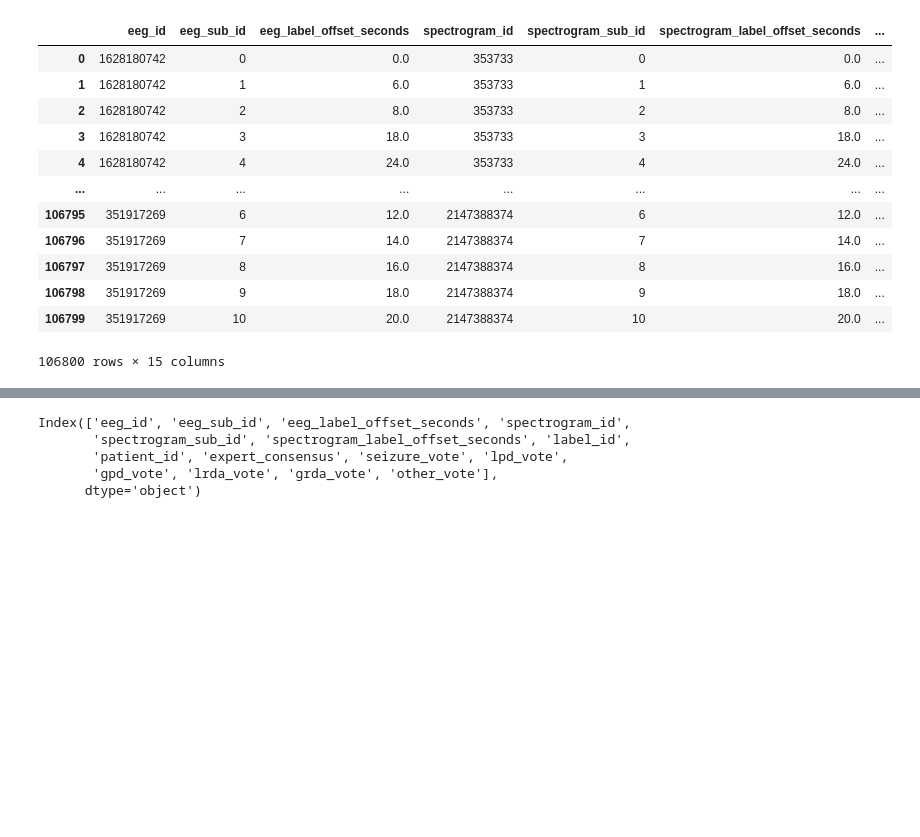
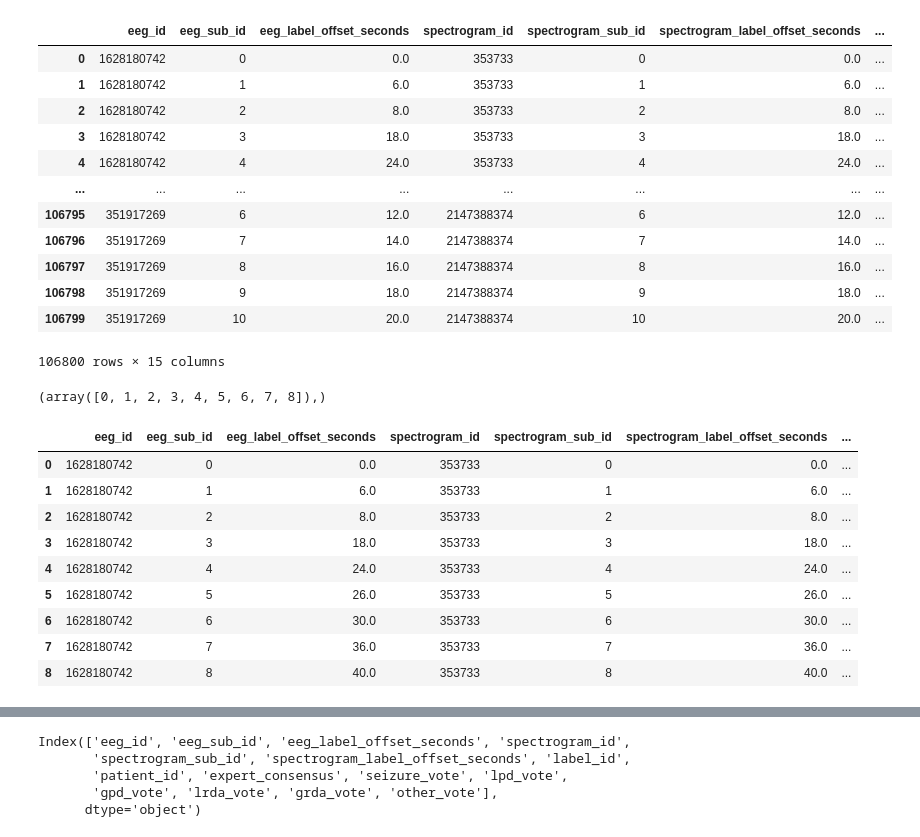
Before and after one commit to ClaytonWhitteberry/DATA4380, a Jupyter notebook: projects/Tabular/Data Cleaning Tabular Dataset.ipynb, the cells around one changed output, grey strips where cells are left out. Cells and saved outputs as stored; diff of their text form; code cells hidden in the pictures; blank space fills up the shorter version.

```diff
--- a/projects/Tabular/Data Cleaning Tabular Dataset.ipynb
+++ b/projects/Tabular/Data Cleaning Tabular Dataset.ipynb
@@ -20,3 +42,22 @@ training
 | 106798 | 351917269 | 9 | 18.0 | 2147388374 | 9 | 18.0 | ... |
 | 106799 | 351917269 | 10 | 20.0 | 2147388374 | 10 | 20.0 | ... |
 106800 rows × 15 columns
+# %%
+np.where(training.eeg_id == 1628180742)
+# %% [output]
+(array([0, 1, 2, 3, 4, 5, 6, 7, 8]),)
+# %%
+eeg0742 = training[training['eeg_id'] == 1628180742]
+# %%
+eeg0742
+# %% [output]
+|  | eeg_id | eeg_sub_id | eeg_label_offset_seconds | spectrogram_id | spectrogram_sub_id | spectrogram_label_offset_seconds | ... |
+| 0 | 1628180742 | 0 | 0.0 | 353733 | 0 | 0.0 | ... |
+| 1 | 1628180742 | 1 | 6.0 | 353733 | 1 | 6.0 | ... |
+| 2 | 1628180742 | 2 | 8.0 | 353733 | 2 | 8.0 | ... |
+| 3 | 1628180742 | 3 | 18.0 | 353733 | 3 | 18.0 | ... |
+| 4 | 1628180742 | 4 | 24.0 | 353733 | 4 | 24.0 | ... |
+| 5 | 1628180742 | 5 | 26.0 | 353733 | 5 | 26.0 | ... |
+| 6 | 1628180742 | 6 | 30.0 | 353733 | 6 | 30.0 | ... |
+| 7 | 1628180742 | 7 | 36.0 | 353733 | 7 | 36.0 | ... |
+| 8 | 1628180742 | 8 | 40.0 | 353733 | 8 | 40.0 | ... |
```
Also changed, not shown: parts of 11 cells of this notebook.
